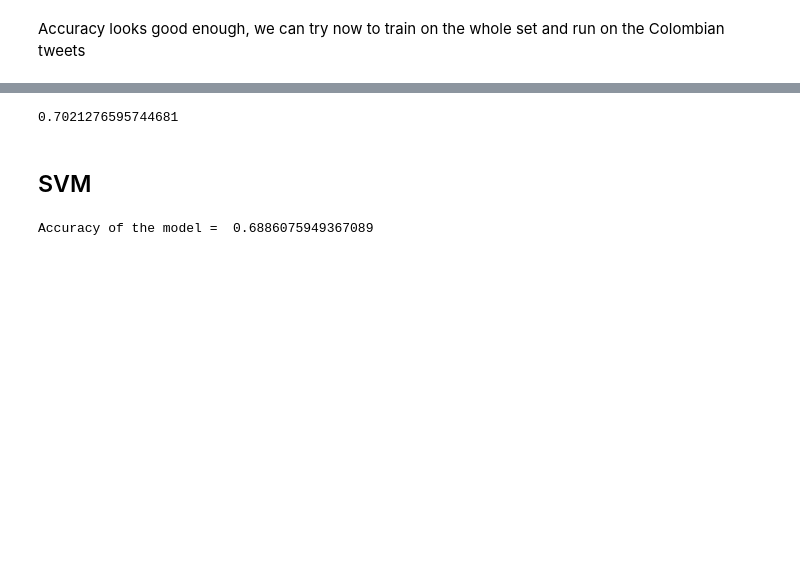
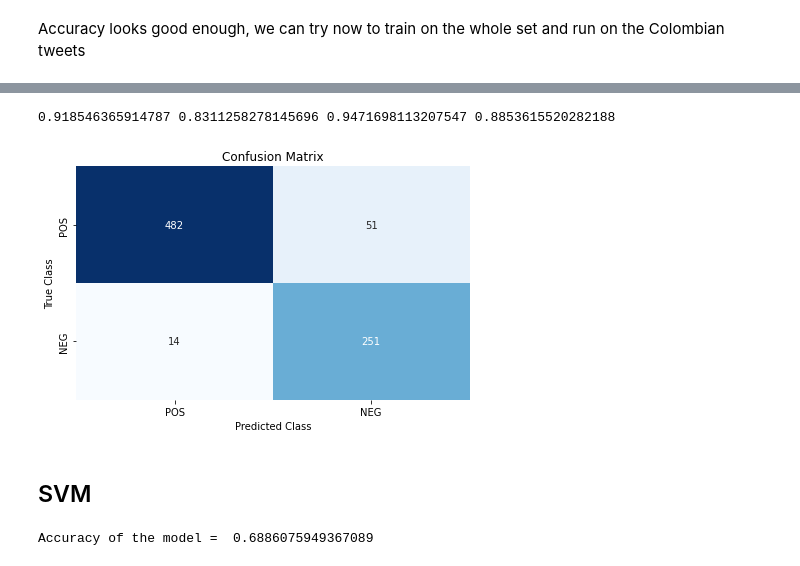
Before and after one commit to ClaudiaSM-12/Extraction_with_Twint, a Jupyter notebook: NLP_Colombia_Election_Sentiments.ipynb, the cells around one changed output, grey strips where cells are left out. Saved outputs shown, nothing was run; the diff lists cells and outputs as text; code cells hidden in the pictures; blank space fills up the shorter version.

```diff
--- a/NLP_Colombia_Election_Sentiments.ipynb
+++ b/NLP_Colombia_Election_Sentiments.ipynb
@@ -707,8 +760,29 @@ test_predict = [nb_class.classify(t) for (t,s) in v_test]
-# %%
-from sklearn.metrics import accuracy_score
-accuracy_score(y_test, test_predict)
-# %% [output]
-0.7021276595744681
+# %%
+from sklearn.metrics import accuracy_score, precision_score, recall_score, f1_score
+accuracia = accuracy_score(y_test.to_list(), test_predict)
+precision = precision_score(y_test.to_list(), test_predict, average="binary", pos_label='POS')
+recall = recall_score(y_test.to_list(), test_predict, average="binary", pos_label='POS')
+f1 = f1_score(y_test.to_list(), test_predict, average="binary", pos_label='POS')
+print(accuracia, precision, recall, f1)
+# %% [output]
+0.918546365914787 0.8311258278145696 0.9471698113207547 0.8853615520282188
+# %%
+from sklearn.metrics import confusion_matrix
+import seaborn as sns
+# crear matriz de confusión
+class_names= ['POS', 'NEG']
+matrix = confusion_matrix(y_test, test_predict)
+
+# crear marco de datos de pandas Crear un conjunto de datos
+dataframe = pd.DataFrame(matrix, index=class_names, columns=class_names)
+#print((dataframe))
+# crear mapa de calor dibujar mapa de calor
+sns.heatmap(dataframe, annot=True, cbar=None, cmap="Blues", fmt="d")
+plt.title("Confusion Matrix"), plt.tight_layout()
+plt.ylabel("True Class"), plt.xlabel("Predicted Class")
+plt.show()
+# %% [output]
+[figure, added]
 # %% [markdown]
 ## SVM
 # %%
```
Also changed, not shown: parts of 41 cells of this notebook, 2 other files.
